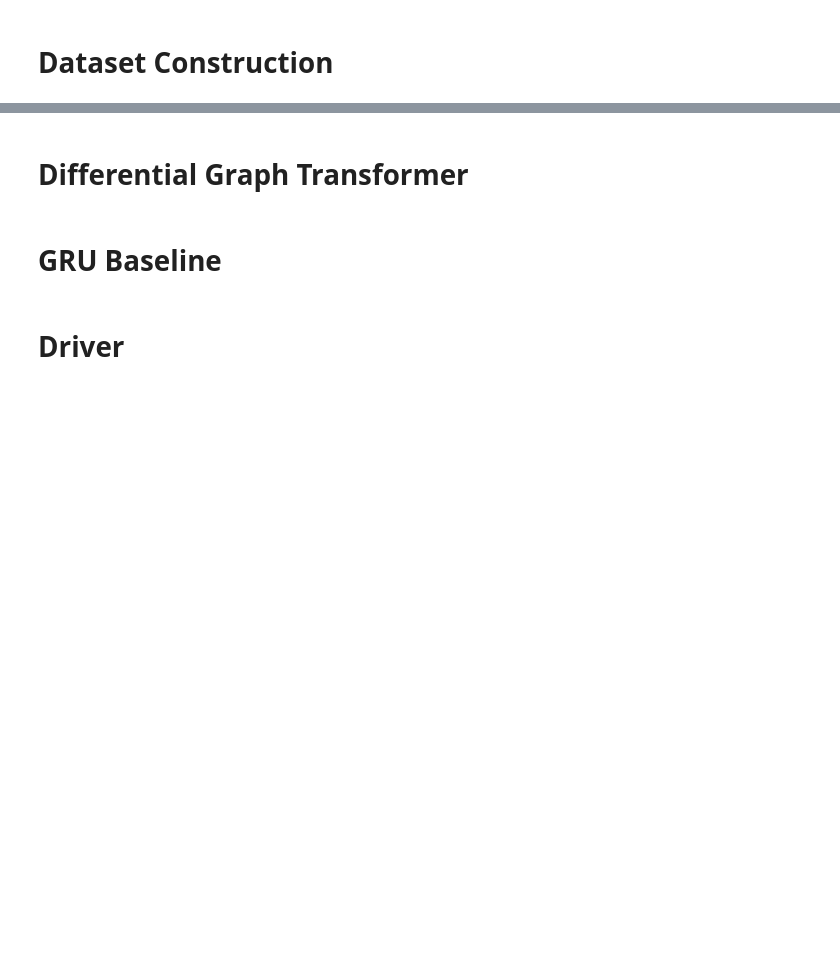
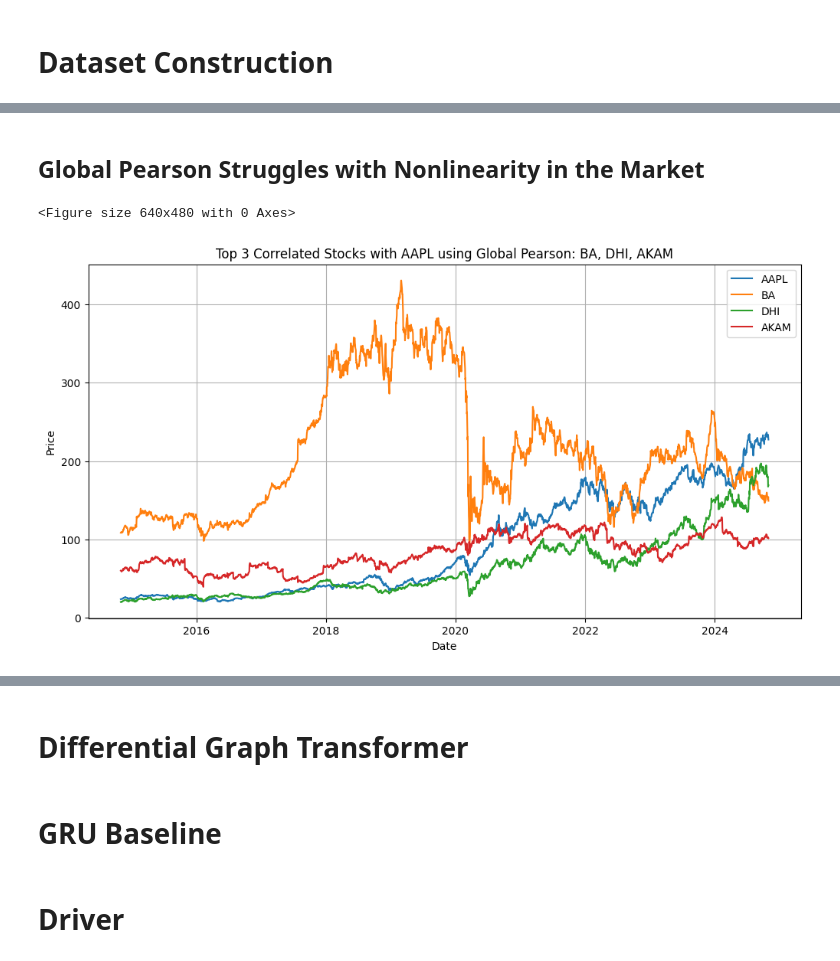
Before and after one commit to AlienKevin/cs224w-stock-market-prediction, a Jupyter notebook: train.ipynb, the cells around one changed output, grey strips where cells are left out. Cells and saved outputs as stored; diff of their text form; code cells hidden in the pictures; blank space fills up the shorter version.

```diff
--- a/train.ipynb
+++ b/train.ipynb
@@ -2,0 +93,7 @@
+# %% [markdown]
+## Global Pearson Struggles with Nonlinearity in the Market
+# %%
+plot_most_correlated_stocks('AAPL', 'pcc', 'global_corr')
+# %% [output]
+<Figure size 640x480 with 0 Axes>
+[figure, added]
```
Also changed, not shown: parts of 42 cells of this notebook.
